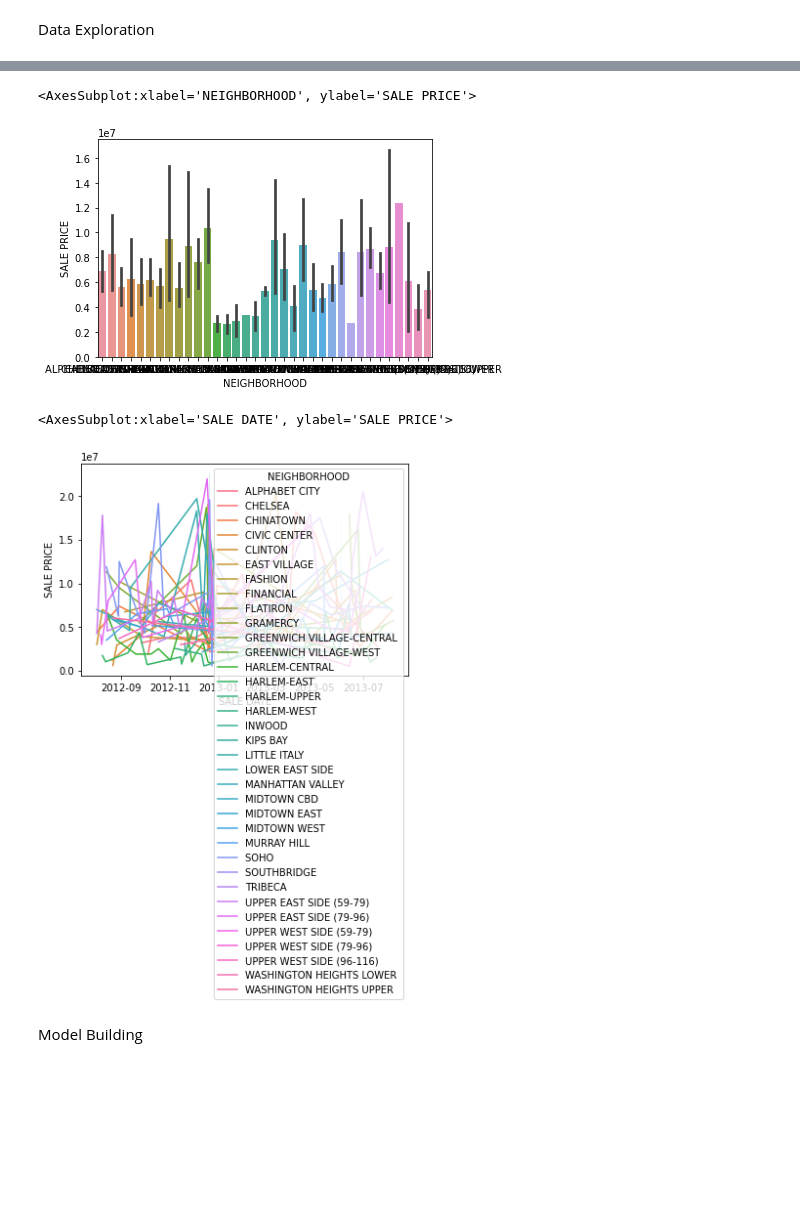
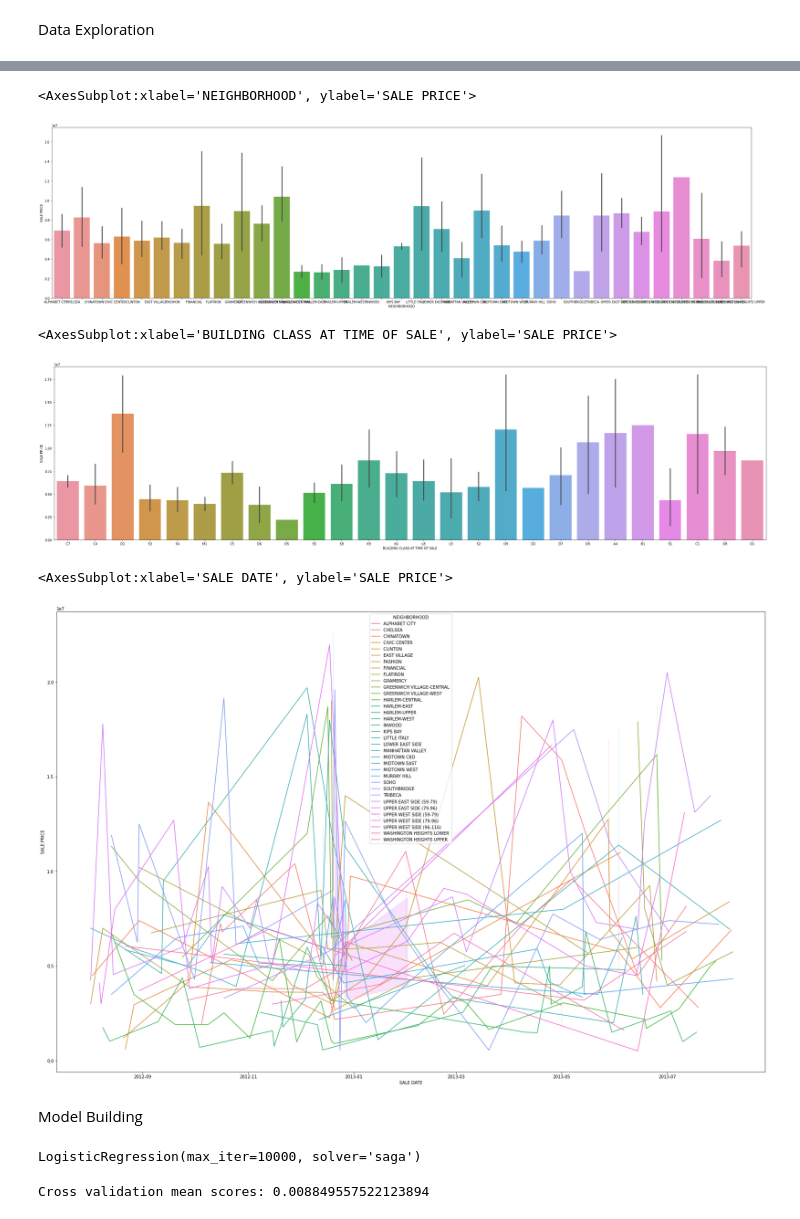
Before and after one commit to tasnmb/Manhattan-property-prices-analysis, a Jupyter notebook: cw_v2.ipynb, the cells around one changed output, grey strips where cells are left out. Drawn from its saved outputs; the diff is of its cells as text; code cells hidden in the pictures; blank space fills up the shorter version.

Commit message:
Add linear model

```diff
--- a/cw_v2.ipynb
+++ b/cw_v2.ipynb
@@ -210,12 +224,21 @@ line_plot(df, 'YEAR BUILT', 'SALE PRICE')
 # %%
+plt.figure(figsize=(40,10))
 sns.barplot(data=df, x="NEIGHBORHOOD", y="SALE PRICE")
 # %% [output]
 <AxesSubplot:xlabel='NEIGHBORHOOD', ylabel='SALE PRICE'>
-[figure, old version]
+[figure, new version]
+# %%
+plt.figure(figsize=(40,10))
+sns.barplot(data=df, x="BUILDING CLASS AT TIME OF SALE", y="SALE PRICE")
+# %% [output]
+<AxesSubplot:xlabel='BUILDING CLASS AT TIME OF SALE', ylabel='SALE PRICE'>
+[figure, added]
 # %%
+# change so that it's a seperate graph for each neighbourhood
+plt.figure(figsize=(30,20))
 sns.lineplot(data=df, x="SALE DATE", y="SALE PRICE", hue="NEIGHBORHOOD")
 # %% [output]
 <AxesSubplot:xlabel='SALE DATE', ylabel='SALE PRICE'>
-[figure, old version]
+[figure, new version]
 # %% [markdown]
 Model Building
@@ -223,0 +251,11 @@ predictors = []
+# %%
+X_train, X_test, Y_train, Y_test = train_test_split(X, Y, test_size=0.3)
+
+clf.fit(X_train, Y_train)
+# %% [output]
+LogisticRegression(max_iter=10000, solver='saga')
+# %%
+scores = model_selection.cross_val_score(clf, X, Y, scoring='accuracy', cv=3)
+print("Cross validation mean scores: {}".format(scores.mean()))
+# %% [output]
+Cross validation mean scores: 0.008849557522123894
```
Also changed, not shown: parts of 6 cells of this notebook.
